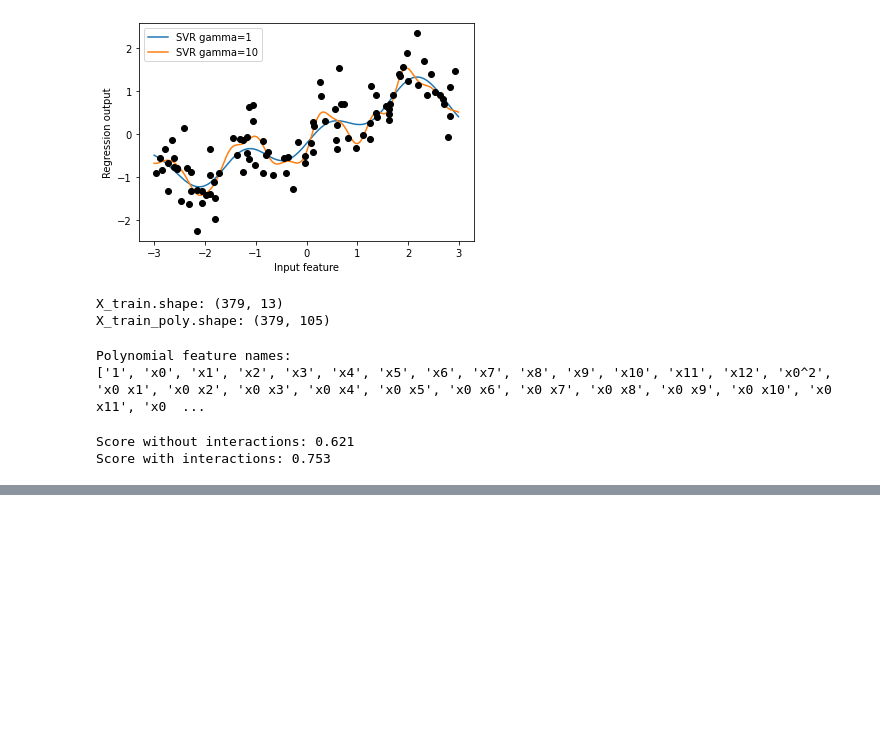
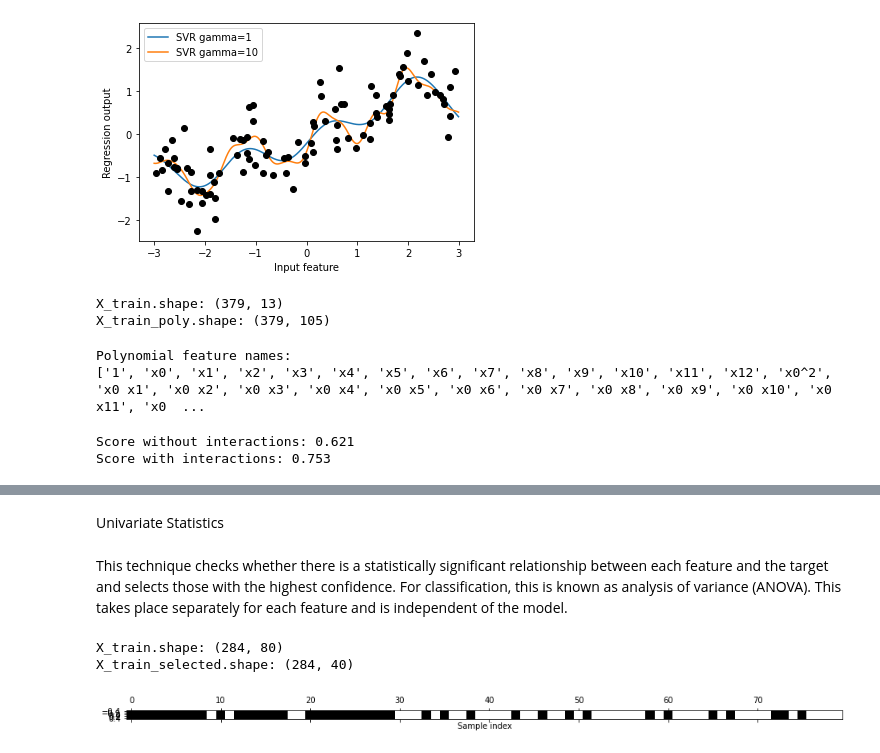
Before and after one commit to scottzig/ml-python-muller-guido, a Jupyter notebook: chapter_4.ipynb, the cells around one changed output, grey strips where cells are left out. Drawn from its saved outputs; the diff is of its cells as text; code cells hidden in the pictures; blank space fills up the shorter version.

```diff
--- a/chapter_4.ipynb
+++ b/chapter_4.ipynb
@@ -441,0 +504,46 @@ Score with interactions: 0.772
+# %% [markdown]
+Univariate Statistics
+# %% [markdown]
+This technique checks whether there is a statistically significant relationship between each feature and the target and selects
+those with the highest confidence. For classification, this is known as analysis of variance (ANOVA). This takes place separately
+for each feature and is independent of the model.
+# %%
+# In scikit-learn to apply univariate feature selection we use either f_classif (classification) or f_regression (regression).
+# Methods for discarding parameters use a threshold to discard features with too high a p-value. The methods differ in how
+# they compute the threshold.
+
+# Here we'll apply feature selection for classification on the cancer dataset with added noise.
+from sklearn.datasets import load_breast_cancer
+from sklearn.feature_selection import SelectPercentile
+from sklearn.model_selection import train_test_split
+
+cancer = load_breast_cancer()
+
+# Add noise
+rng = np.random.RandomState(42)
+noise = rng.normal(size=(len(cancer.data), 50))
+X_w_noise = np.hstack([cancer.data, noise])
+
+# Get training and test data
+X_train, X_test, y_train, y_test = train_test_split(X_w_noise, cancer.target, random_state=0, test_size=0.5)
+
+# Use feature selection with default f_classif and pick out 50% of the features
+select = SelectPercentile(percentile=50)
+select.fit(X_train, y_train)
+
+# Transform the training set using the feature selection
+X_train_selected = select.transform(X_train)
+
+# Show reduction in features
+print("X_train.shape: {}".format(X_train.shape))
+print("X_train_selected.shape: {}".format(X_train_selected.shape))
+# %% [output]
+X_train.shape: (284, 80)
+X_train_selected.shape: (284, 40)
+# %%
+# Running "get_support" will show which features were selected.
+mask = select.get_support()
+plt.matshow(mask.reshape(1, -1), cmap='gray_r')
+plt.xlabel("Sample index");
+# %% [output]
+[figure, added]
```
Also changed, not shown: parts of 41 cells of this notebook.
